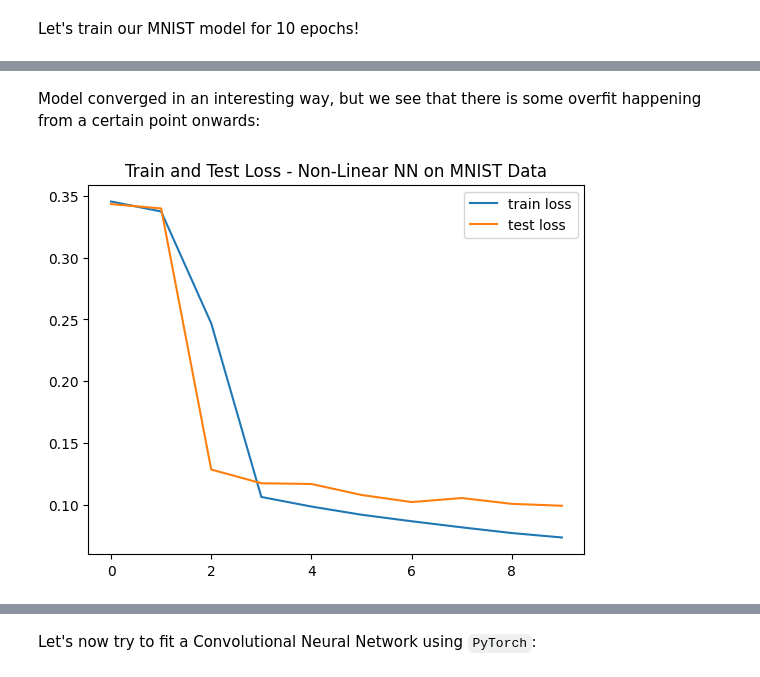
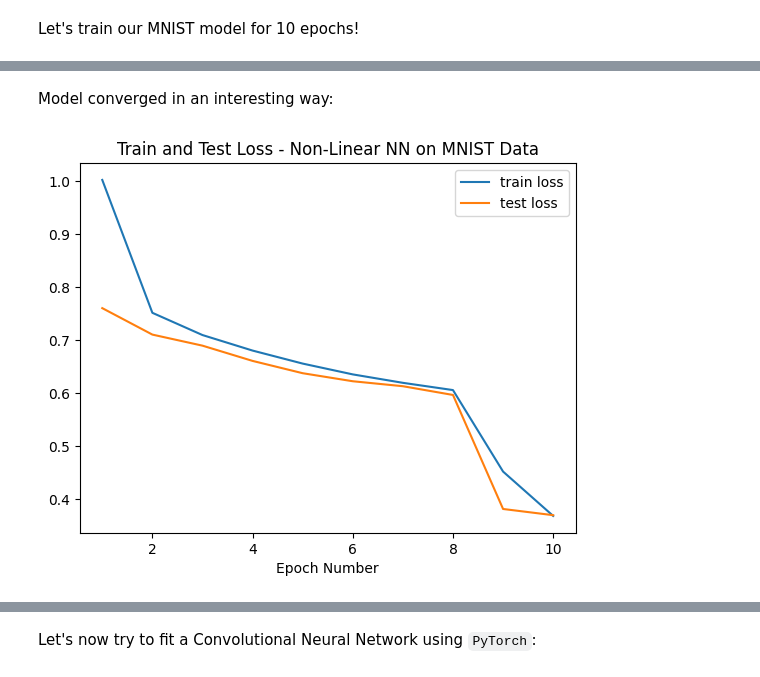
Before and after one commit to DareData/lp-pytorch-fundamentals, a Jupyter notebook: 04_computer_vision/01. Computer Vision.ipynb, the cells around one changed output, grey strips where cells are left out. Drawn from its saved outputs; the diff is of its cells as text; code cells hidden in the pictures.

```diff
--- a/04_computer_vision/01. Computer Vision.ipynb
+++ b/04_computer_vision/01. Computer Vision.ipynb
@@ -163,8 +175,8 @@ model_non_linear = MNIST_NN(input_shape=28*28,
     output_shape=len(class_names))
 
 # Loss and optimizer are defined next
-loss_fn = nn.CrossEntropyLoss()
-optimizer = torch.optim.SGD(params=model_1.parameters(),
+loss_function = nn.CrossEntropyLoss()
+optimizer = torch.optim.SGD(params=model_non_linear.parameters(),
                             lr=0.01)
 # %% [markdown]
 Finally, we can define training and test steps for our Neural Network:
@@ -174,13 +186,17 @@ def train_step(model: torch.nn.Module,
                loss_fn: torch.nn.Module,
                optimizer: torch.optim.Optimizer,
                accuracy_fn):
+
+    # Zero loss and acc
     train_loss, train_acc = 0, 0
+
+    model.train()
 
     for batch, (X, y) in enumerate(data_loader):
 
         y_pred = model(X)
         loss = loss_fn(y_pred, y)
-        train_loss += loss
+        train_loss += loss.item()
         train_acc += accuracy_fn(y_true=y,
                                  y_pred=y_pred.argmax(dim=1))
 
@@ -200,13 +216,13 @@ def test_step(data_loader: torch.utils.data.DataLoader,
               accuracy_fn):
     test_loss, test_acc = 0, 0
     model.eval()
-    with torch.inference_mode():
+
+    with torch.no_grad():
         for X, y in data_loader:
             test_pred = model(X)
-            test_loss += loss_fn(test_pred, y)
+            test_loss += loss_fn(test_pred, y).item()
             test_acc += accuracy_fn(y_true=y,
-                y_pred=test_pred.argmax(dim=1)
-            )
+                                    y_pred=test_pred.argmax(dim=1))
 
         test_loss /= len(data_loader)
         test_acc /= len(data_loader)
@@ -226,8 +242,8 @@ epochs = 10
 for epoch in tqdm(range(epochs)):
     print(f"Epoch: {epoch}\n---------")
     train_loss = train_step(data_loader=train_loader,
-        model=model_1,
-        loss_fn=loss_fn,
+        model=model_non_linear,
+        loss_fn=loss_function,
         optimizer=optimizer,
         accuracy_fn=accuracy_fn
     )
@@ -235,8 +251,8 @@ for epoch in tqdm(range(epochs)):
     loss_hist['train'][epoch] = train_loss
 
     test_loss = test_step(data_loader=test_loader,
-        model=model_1,
-        loss_fn=loss_fn,
+        model=model_non_linear,
+        loss_fn=loss_function,
         accuracy_fn=accuracy_fn
     )
 
@@ -294,14 +310,15 @@ Test loss: 0.09922 | Test accuracy: 97.07%
 # %% [markdown]
-Model converged in an interesting way, but we see that there is some overfit happening from a certain point onwards:
+Model converged in an interesting way:
 # %%
-train_loss_hist = [loss_hist['train'][val].item() for val in loss_hist['train']]
-test_loss_hist = [loss_hist['test'][val].item() for val in loss_hist['test']]
+train_loss_hist = [loss_hist['train'][val] for val in loss_hist['train']]
+test_loss_hist = [loss_hist['test'][val] for val in loss_hist['test']]
 
-plt.plot(train_loss_hist)
-plt.plot(test_loss_hist)
+plt.plot(np.arange(1,11), train_loss_hist)
+plt.plot(np.arange(1,11), test_loss_hist)
 
 plt.title('Train and Test Loss - Non-Linear NN on MNIST Data')
 plt.legend(['train loss','test loss'])
+plt.xlabel('Epoch Number')
 plt.show()
 # %% [output]
-[figure, old version]
+[figure, new version]
```
Also changed, not shown: parts of 20 cells of this notebook.
